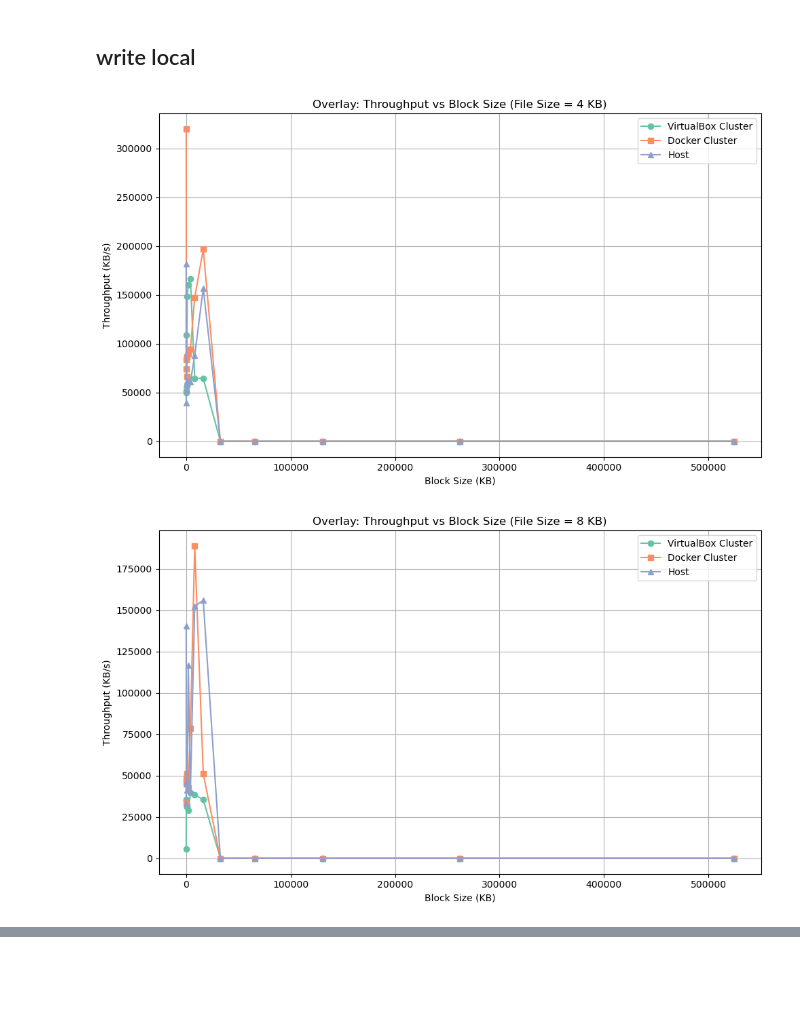
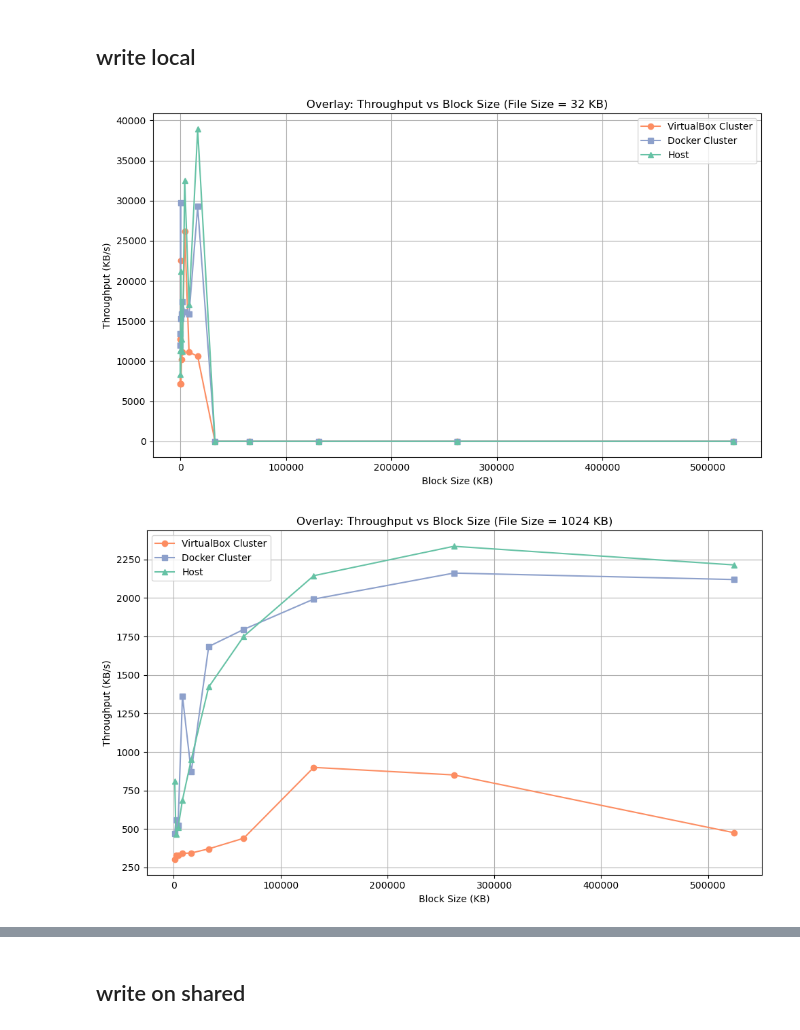
Before and after one commit to giovanni-lucarelli/cloud-basic, a Jupyter notebook: analysis/analysis.ipynb, the cells around one changed output, grey strips where cells are left out. Cells and saved outputs as stored; diff of their text form; code cells hidden in the pictures; blank space fills up the shorter version.

```diff
--- a/analysis/analysis.ipynb
+++ b/analysis/analysis.ipynb
@@ -604,35 +1117,28 @@ host_loc.columns = host_loc.columns.astype(str)
 # %%
 
 # ----------- Overlay Line Plot -----------
-def plot_overlay(file_size="1024"):
+def plot_overlay(file_size="1024", vbox_loc=vbox_loc, docker_loc=docker_loc, host_loc=host_loc):
     plt.figure(figsize=(10, 6))
-    plt.plot(vbox_loc.index, vbox_loc[file_size], marker='o', label='VirtualBox Cluster', color=palette[0])
-    plt.plot(docker_loc.index, docker_loc[file_size], marker='s', label='Docker Cluster', color=palette[1])
-    plt.plot(host_loc.index, host_loc[file_size], marker='^', label='Host', color=palette[2])
+    plt.plot(vbox_loc.index, vbox_loc[file_size], marker='o', label='VirtualBox Cluster', color=palette[1])
+    plt.plot(docker_loc.index, docker_loc[file_size], marker='s', label='Docker Cluster', color=palette[2])
+    if host_loc is not None:
+        # Only plot host_loc if it exists
+        plt.plot(host_loc.index, host_loc[file_size], marker='^', label='Host', color=palette[0])
+
     plt.xlabel("Block Size (KB)")
     plt.ylabel("Throughput (KB/s)")
     plt.title(f"Overlay: Throughput vs Block Size (File Size = {file_size} KB)")
     plt.legend()
     plt.grid(True)
     plt.tight_layout()
     plt.show()
 
 # ----------- Run Plots -----------
 
 
-plot_overlay(file_size="4")
-plot_overlay(file_size="8")
-plot_overlay(file_size="16")
 plot_overlay(file_size="32")
-plot_overlay(file_size="64")
-plot_overlay(file_size="128")
-plot_overlay(file_size="256")
-plot_overlay(file_size="512")
+
 plot_overlay(file_size="1024")
-plot_overlay(file_size="2048")
-plot_overlay(file_size="4096")
-plot_overlay(file_size="8192")
-plot_overlay(file_size="16384")
 # %% [output]
-[figure, old version]
+[figure, new version]
-[figure, old version]
+[figure, new version]
@@ -649,0 +1145,2 @@ plot_overlay(file_size="16384")
+# %% [markdown]
+## write on shared
```
Also changed, not shown: parts of 54 cells of this notebook, 19 other files.
